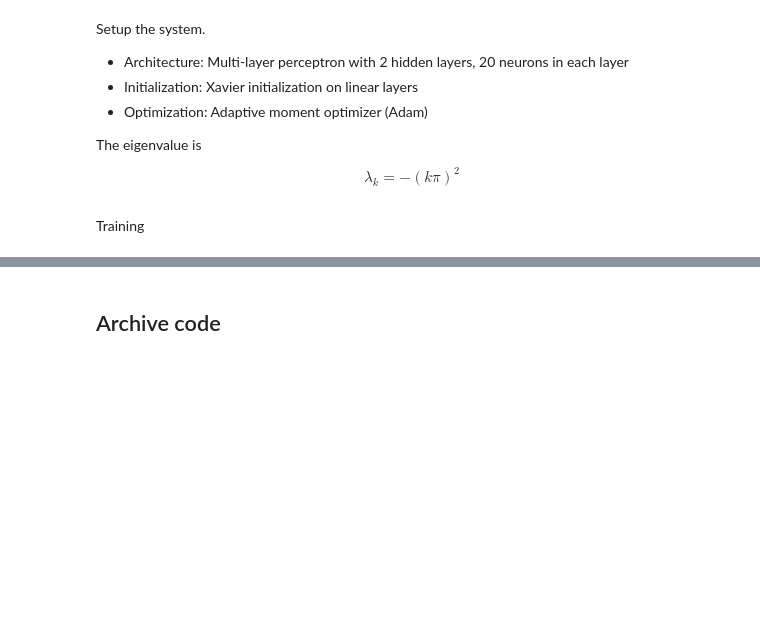
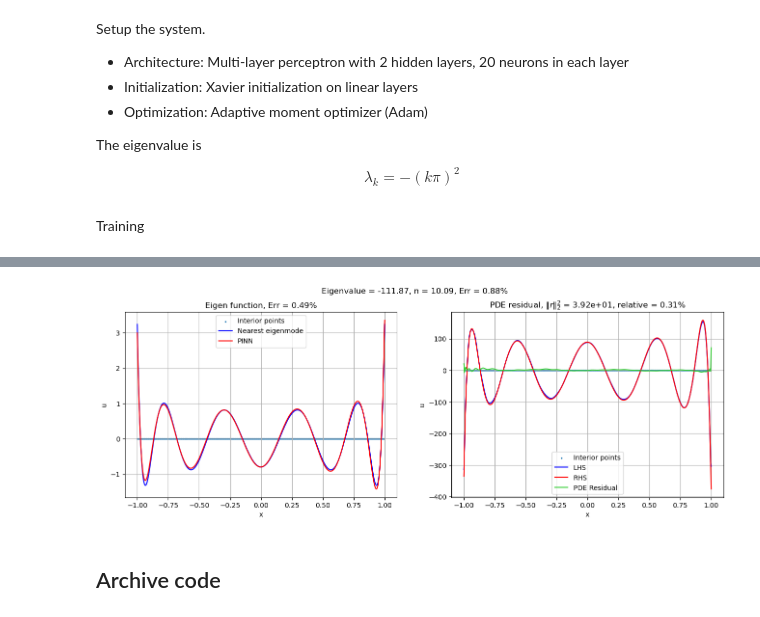
Before and after one commit to GentleMin/PyCrete, a Jupyter notebook: eigenpinns.ipynb, the cells around one changed output, grey strips where cells are left out. Drawn from its saved outputs; the diff is of its cells as text; code cells hidden in the pictures; blank space fills up the shorter version.

```diff
--- a/eigenpinns.ipynb
+++ b/eigenpinns.ipynb
@@ -350,0 +503,65 @@ plt.show()
+# %%
+est_eigenval = eigen_nn.eigenvalue.detach().item()
+
+# Forward evaluation
+x_array = torch.atleast_2d(torch.linspace(-1, 1, n_int)).T
+x_array.requires_grad = True
+u_pred = eigen_nn.forward(x_array)
+du_dx_pred = torch.autograd.grad(u_pred.sum(), x_array, create_graph=True)[0]
+d2u_dx2_pred = torch.autograd.grad(du_dx_pred.sum(), x_array)[0]
+
+# Release from computation graph
+x_array = x_array.detach().numpy()
+u_pred = u_pred.detach().numpy()
+du_dx_pred = du_dx_pred.detach().numpy()
+d2u_dx2_pred = d2u_dx2_pred.detach().numpy()
+
+# Nearest eigenmode
+n_est = (np.sqrt(1 - 4*est_eigenval) - 1)/2
+n_nearest = np.round(n_est)
+fit_eigenval = - n_nearest*(n_nearest + 1)
+normalizer = np.sqrt((2*n_nearest + 1)/2)
+u_nearest = normalizer*special.eval_legendre(n_nearest, x_array)
+sign = 1 if np.sum(np.abs(u_nearest - u_pred)) < np.sum(np.abs(u_nearest + u_pred)) else -1
+
+# Diagnostics
+rel_err = np.sum((u_nearest - sign*u_pred)**2)/np.sum(u_pred**2)
+pde_lhs = (1 - x_array**2)*d2u_dx2_pred - 2*x_array*du_dx_pred
+pde_rhs = est_eigenval*u_pred
+if np.allclose(n_est, 0):
+    n_rel_err = 0
+else:
+    n_rel_err = abs(n_nearest - n_est)/n_est
+if np.allclose(np.sum(pde_lhs**2), 0):
+    pde_res = 0
+else:
+    pde_res = np.sum((pde_lhs - pde_rhs)**2)/np.sum(pde_lhs**2)
+
+# Plotting
+fig, axes = plt.subplots(nrows=1, ncols=2, figsize=(16, 5))
+
+ax = axes[0]
+ax.scatter(eigen_nn.train_pt_int.detach().numpy(), np.zeros(n_int), 2, label="Interior points")
+ax.plot(x_array, sign*u_nearest, 'b-', label="Nearest eigenmode")
+ax.plot(x_array, u_pred, 'r-', label="PINN")
+ax.grid(which="both")
+ax.set_xlabel("x")
+ax.set_ylabel("u")
+ax.legend()
+ax.set_title("Eigen function, Err = {:.2%}".format(rel_err))
+
+ax = axes[1]
+ax.scatter(eigen_nn.train_pt_int.detach().numpy(), np.zeros(n_int), 2, label="Interior points")
+ax.plot(x_array, pde_lhs, 'b-', label="LHS")
+ax.plot(x_array, pde_rhs, 'r-', label="RHS")
+ax.plot(x_array, pde_lhs - pde_rhs, '-', color="limegreen", label="PDE Residual")
+ax.grid(which="both")
+ax.set_xlabel("x")
+ax.set_ylabel("u")
+ax.legend()
+ax.set_title(r"PDE residual, $\|r\|_2^2$ = {:.2e}, relative = {:.2%}".format(2*np.mean((pde_lhs - pde_rhs)**2), pde_res))
+
+fig.suptitle("Eigenvalue = {:.2f}, n = {:.2f}, Err = {:.2%}".format(est_eigenval, n_est, n_rel_err))
+plt.show()
+# %% [output]
+[figure, added]
```
Also changed, not shown: parts of 17 cells of this notebook, 1 other file.
